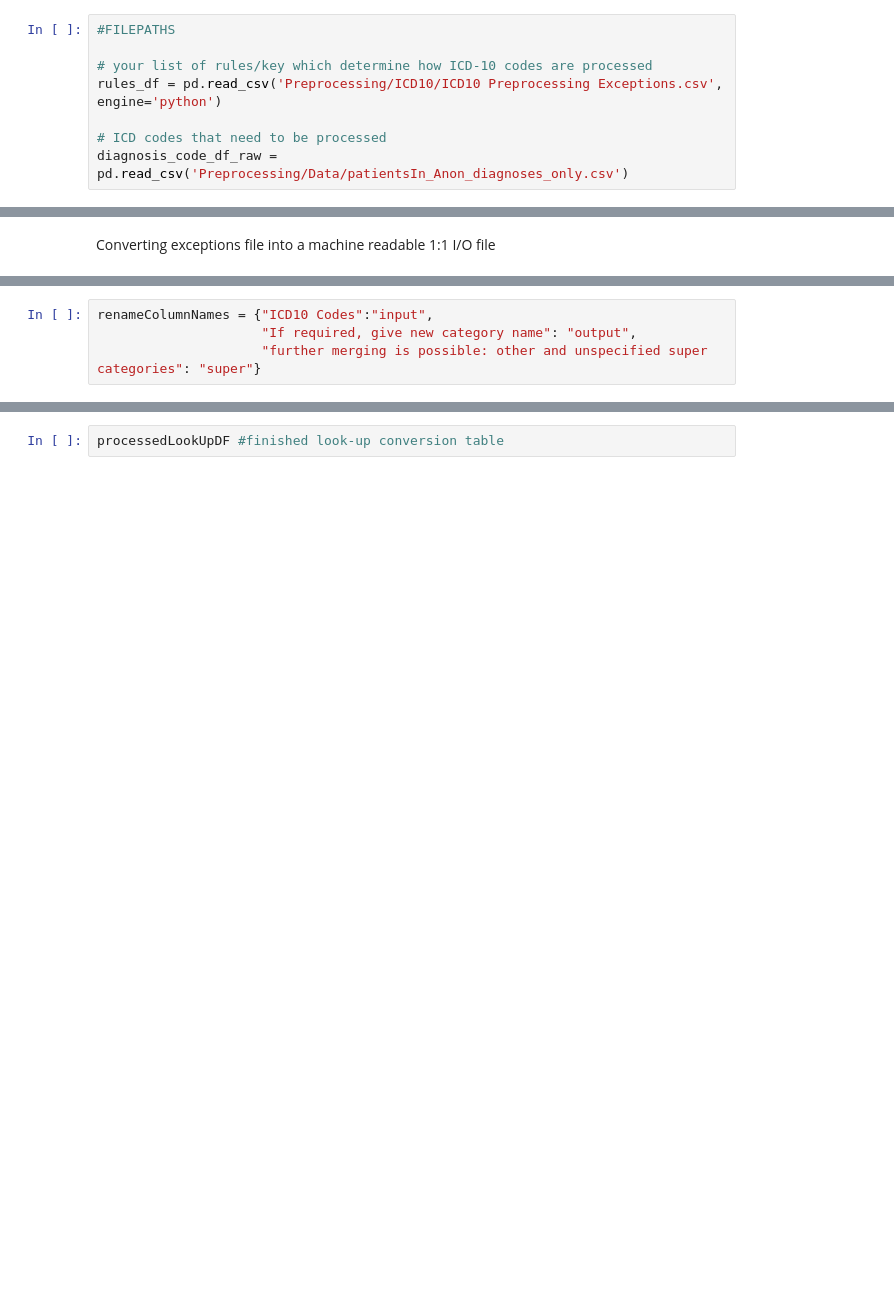
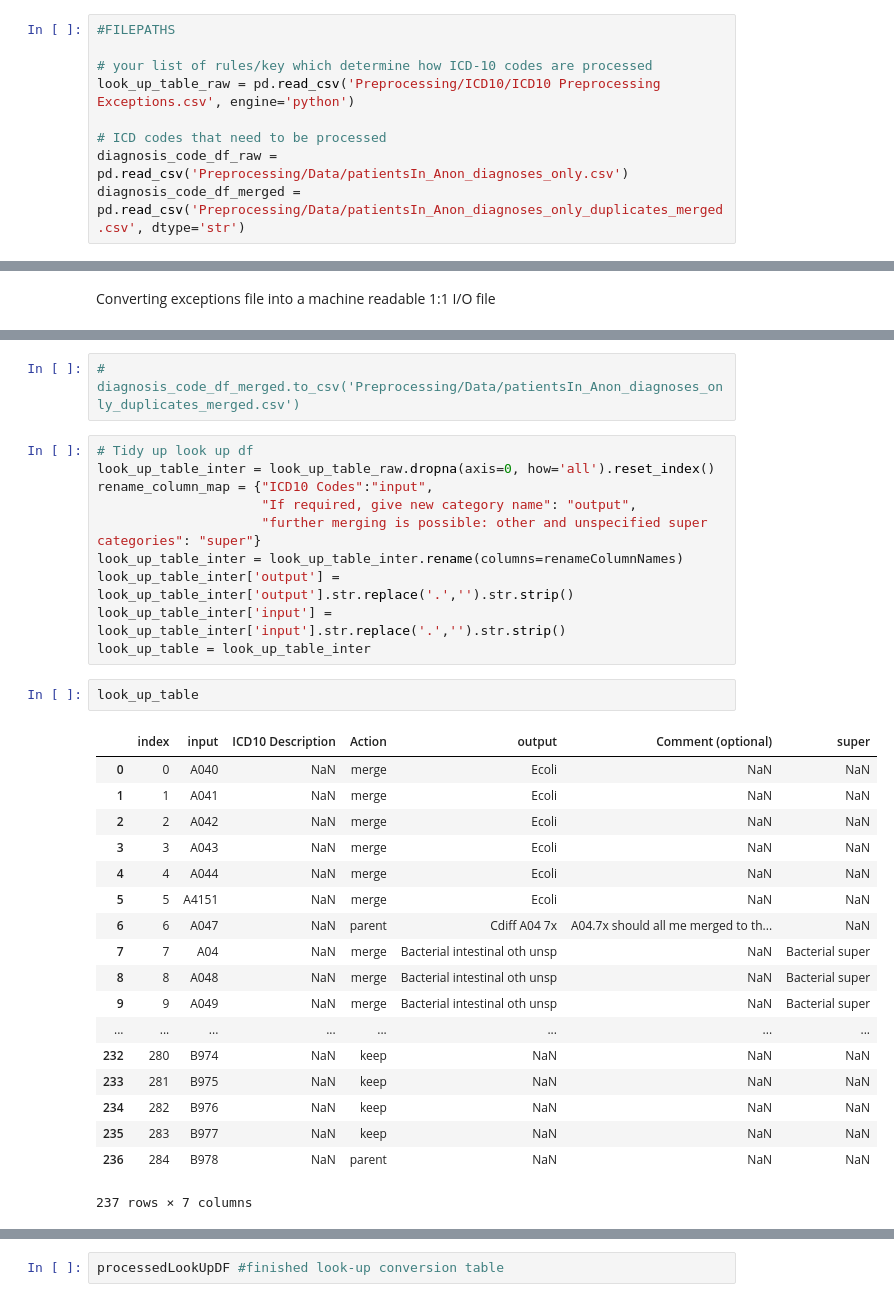
Before and after one commit to thenineteen/Deep-Covariant-Structure-of-Comorbidities, a Jupyter notebook: Preprocessing/1.0-kd-icd10-conversion-pipeline.ipynb, the cells around one changed output, grey strips where cells are left out. Cells and saved outputs as stored; diff of their text form; blank space fills up the shorter version.

```diff
--- a/Preprocessing/1.0-kd-icd10-conversion-pipeline.ipynb
+++ b/Preprocessing/1.0-kd-icd10-conversion-pipeline.ipynb
@@ -8,10 +9,11 @@ from sklearn.preprocessing import MultiLabelBinarizer
 #FILEPATHS
 
 # your list of rules/key which determine how ICD-10 codes are processed
-rules_df = pd.read_csv('Preprocessing/ICD10/ICD10 Preprocessing Exceptions.csv', engine='python')
+look_up_table_raw = pd.read_csv('Preprocessing/ICD10/ICD10 Preprocessing Exceptions.csv', engine='python')
 
 # ICD codes that need to be processed
 diagnosis_code_df_raw = pd.read_csv('Preprocessing/Data/patientsIn_Anon_diagnoses_only.csv')
+diagnosis_code_df_merged = pd.read_csv('Preprocessing/Data/patientsIn_Anon_diagnoses_only_duplicates_merged.csv', dtype='str')
 # %%
 #Tidying df of ICD-10 codes. Replace column headings with ints 0-11
 diagnosis_code_df_raw = diagnosis_code_df_raw.drop('Unnamed: 0', 1)
@@ -50,4 +26,0 @@ rulesDf
-# %%
-renameColumnNames = {"ICD10 Codes":"input",
-                     "If required, give new category name": "output",
-                     "further merging is possible: other and unspecified super categories": "super"}
@@ -94,0 +57,33 @@ processedLookUpDF['input'] = processedLookUpDF['input'].str.replace('.','')
+# %%
+# diagnosis_code_df_merged.to_csv('Preprocessing/Data/patientsIn_Anon_diagnoses_only_duplicates_merged.csv')
+# %%
+# Tidy up look up df
+look_up_table_inter = look_up_table_raw.dropna(axis=0, how='all').reset_index()
+rename_column_map = {"ICD10 Codes":"input",
+                     "If required, give new category name": "output",
+                     "further merging is possible: other and unspecified super categories": "super"}
+look_up_table_inter = look_up_table_inter.rename(columns=renameColumnNames)
+look_up_table_inter['output'] = look_up_table_inter['output'].str.replace('.','').str.strip()
+look_up_table_inter['input'] = look_up_table_inter['input'].str.replace('.','').str.strip()
+look_up_table = look_up_table_inter
+# %%
+look_up_table
+# %% [output]
+|  | index | input | ICD10 Description | Action | output | Comment (optional) | super |
+| 0 | 0 | A040 | NaN | merge | Ecoli | NaN | NaN |
+| 1 | 1 | A041 | NaN | merge | Ecoli | NaN | NaN |
+| 2 | 2 | A042 | NaN | merge | Ecoli | NaN | NaN |
+| 3 | 3 | A043 | NaN | merge | Ecoli | NaN | NaN |
+| 4 | 4 | A044 | NaN | merge | Ecoli | NaN | NaN |
+| 5 | 5 | A4151 | NaN | merge | Ecoli | NaN | NaN |
+| 6 | 6 | A047 | NaN | parent | Cdiff A04 7x | A04.7x should all me merged to th... | NaN |
+| 7 | 7 | A04 | NaN | merge | Bacterial intestinal oth unsp | NaN | Bacterial super |
+| 8 | 8 | A048 | NaN | merge | Bacterial intestinal oth unsp | NaN | Bacterial super |
+| 9 | 9 | A049 | NaN | merge | Bacterial intestinal oth unsp | NaN | Bacterial super |
+| ... | ... | ... | ... | ... | ... | ... | ... |
+| 232 | 280 | B974 | NaN | keep | NaN | NaN | NaN |
+| 233 | 281 | B975 | NaN | keep | NaN | NaN | NaN |
+| 234 | 282 | B976 | NaN | keep | NaN | NaN | NaN |
+| 235 | 283 | B977 | NaN | keep | NaN | NaN | NaN |
+| 236 | 284 | B978 | NaN | parent | NaN | NaN | NaN |
+237 rows × 7 columns
```
Also changed, not shown: parts of 51 cells of this notebook.
